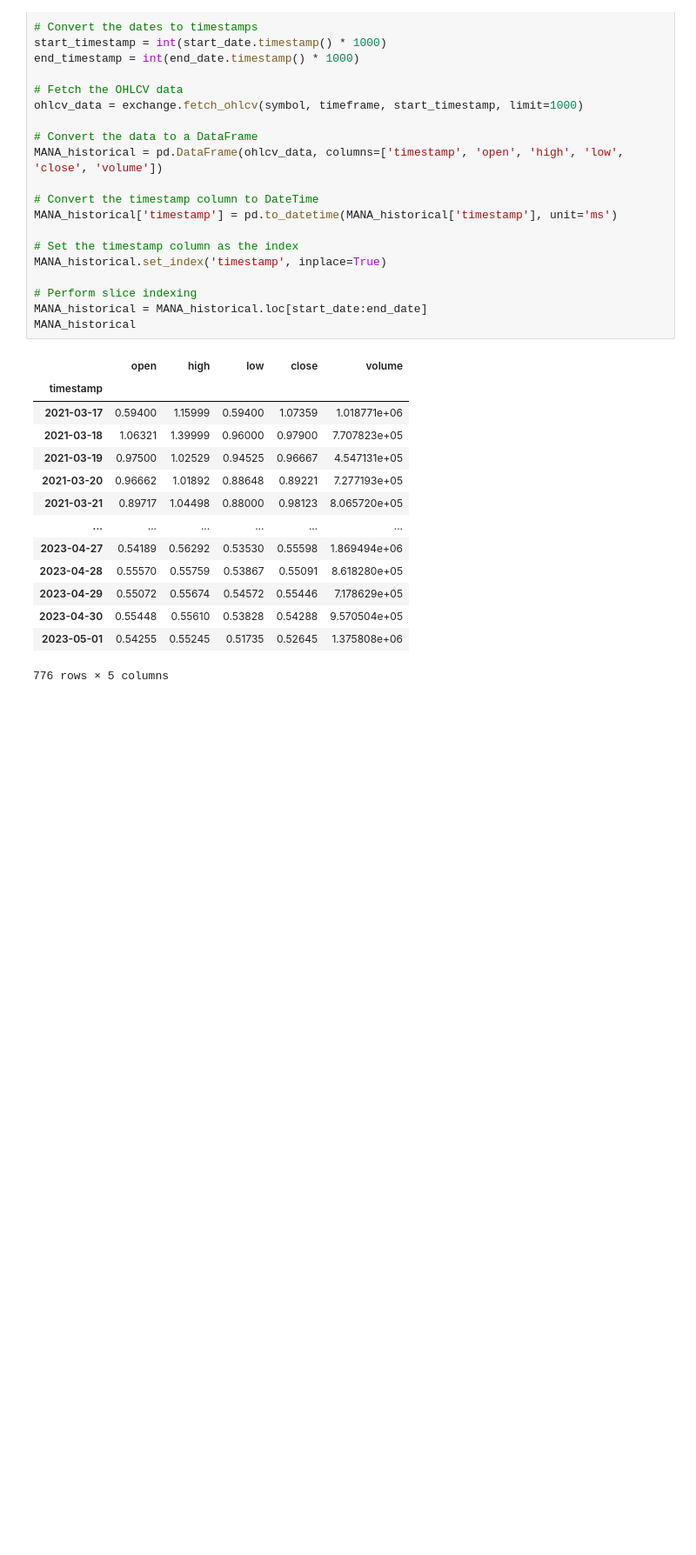
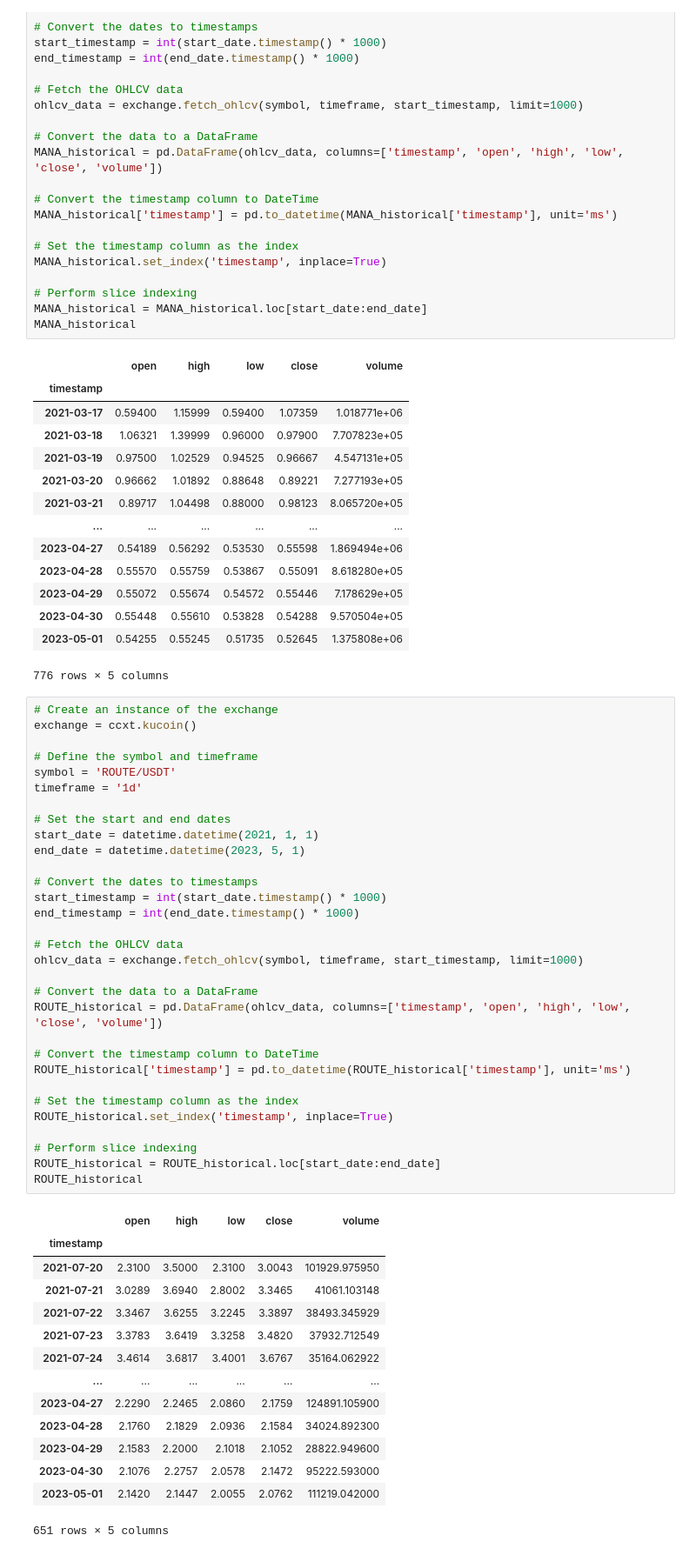
Before and after one commit to julianritchey/project-2, a Jupyter notebook: cryptos_for_ml_algotrading.ipynb, the cells around one changed output. Shown at 87% size. Drawn from its saved outputs; the diff is of its cells as text; blank space fills up the shorter version.

```diff
--- a/cryptos_for_ml_algotrading.ipynb
+++ b/cryptos_for_ml_algotrading.ipynb
@@ -418,3 +418,49 @@ MANA_historical
 | 2023-04-30 | 0.55448 | 0.55610 | 0.53828 | 0.54288 | 9.570504e+05 |
 | 2023-05-01 | 0.54255 | 0.55245 | 0.51735 | 0.52645 | 1.375808e+06 |
 776 rows × 5 columns
+# %%
+# Create an instance of the exchange
+exchange = ccxt.kucoin()
+
+# Define the symbol and timeframe
+symbol = 'ROUTE/USDT'
+timeframe = '1d'
+
+# Set the start and end dates
+start_date = datetime.datetime(2021, 1, 1)
+end_date = datetime.datetime(2023, 5, 1)
+
+# Convert the dates to timestamps
+start_timestamp = int(start_date.timestamp() * 1000)
+end_timestamp = int(end_date.timestamp() * 1000)
+
+# Fetch the OHLCV data
+ohlcv_data = exchange.fetch_ohlcv(symbol, timeframe, start_timestamp, limit=1000)
+
+# Convert the data to a DataFrame
+ROUTE_historical = pd.DataFrame(ohlcv_data, columns=['timestamp', 'open', 'high', 'low', 'close', 'volume'])
+
+# Convert the timestamp column to DateTime
+ROUTE_historical['timestamp'] = pd.to_datetime(ROUTE_historical['timestamp'], unit='ms')
+
+# Set the timestamp column as the index
+ROUTE_historical.set_index('timestamp', inplace=True)
+
+# Perform slice indexing
+ROUTE_historical = ROUTE_historical.loc[start_date:end_date]
+ROUTE_historical
+# %% [output]
+|  | open | high | low | close | volume |
+| timestamp |  |  |  |  |  |
+| 2021-07-20 | 2.3100 | 3.5000 | 2.3100 | 3.0043 | 101929.975950 |
+| 2021-07-21 | 3.0289 | 3.6940 | 2.8002 | 3.3465 | 41061.103148 |
+| 2021-07-22 | 3.3467 | 3.6255 | 3.2245 | 3.3897 | 38493.345929 |
+| 2021-07-23 | 3.3783 | 3.6419 | 3.3258 | 3.4820 | 37932.712549 |
+| 2021-07-24 | 3.4614 | 3.6817 | 3.4001 | 3.6767 | 35164.062922 |
+| ... | ... | ... | ... | ... | ... |
+| 2023-04-27 | 2.2290 | 2.2465 | 2.0860 | 2.1759 | 124891.105900 |
+| 2023-04-28 | 2.1760 | 2.1829 | 2.0936 | 2.1584 | 34024.892300 |
+| 2023-04-29 | 2.1583 | 2.2000 | 2.1018 | 2.1052 | 28822.949600 |
+| 2023-04-30 | 2.1076 | 2.2757 | 2.0578 | 2.1472 | 95222.593000 |
+| 2023-05-01 | 2.1420 | 2.1447 | 2.0055 | 2.0762 | 111219.042000 |
+651 rows × 5 columns
```
Also changed, not shown: parts of 1 cell of this notebook, 29 other files.
